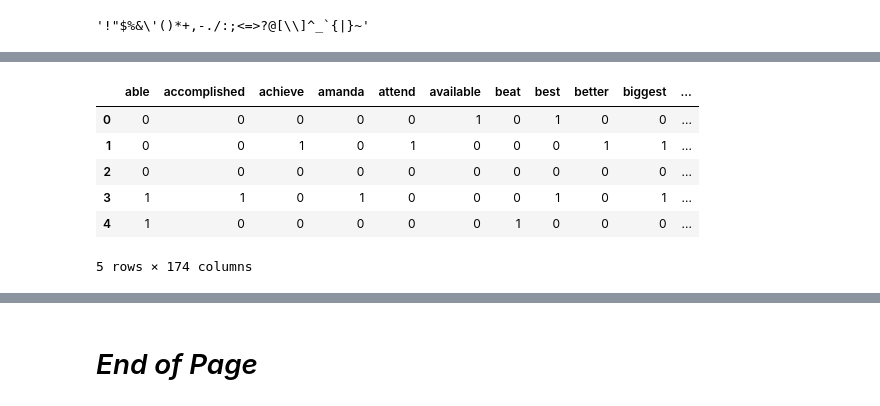
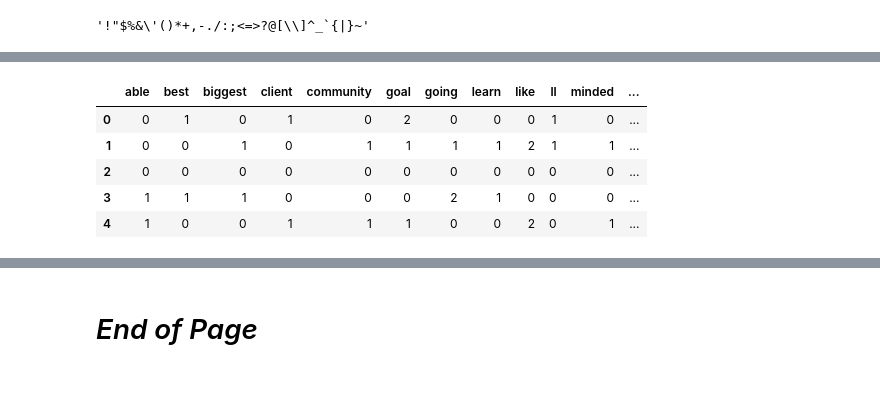
Before and after one commit to silvhua/online-PT-business-KPI, a Jupyter notebook: notebooks/2023-01-26 Instagram data analysis.ipynb, the cells around one changed output, grey strips where cells are left out. Drawn from its saved outputs; the diff is of its cells as text; code cells hidden in the pictures.

Commit message:
refined IG caption text processing; pulled AM's posts 50p

```diff
--- a/notebooks/2023-01-26 Instagram data analysis.ipynb
+++ b/notebooks/2023-01-26 Instagram data analysis.ipynb
@@ -386,5 +529,5 @@ Response status code:  400
 # %%
 filename='am_ig_posts_2022-01-25.csv'
 path=r'C:\Users\silvh\OneDrive\lighthouse\portfolio-projects\online-PT-social-media-NLP\data\interim'
-df_test_am = load_csv(filename, path)
+df_test_am = load_csv(filename, path, column1_as_index=True)
 # %% [output]
@@ -403,10 +554,10 @@ df_test_am.tail()
 # %%
 import re
-def process_df_timestamp(df):
+def process_df_timestamp(input_df):
     """
     Convert dates in the json-derived dataframe into different formats.
     """
-    df.reset_index(drop=True, inplace=True)
+    df = input_df.reset_index(drop=True)
     regex_date = r'.+T'
     df['timestamp'] = pd.to_datetime(df['timestamp'])
     df['date'] = df['timestamp'].dt.date
@@ -552,6 +704,7 @@ def preprocess_post_text(docs):
     """
     clean_docs = []
     wnl = WordNetLemmatizer()
+    no_captions = 0
     for doc in docs:
         try:
             # Split text into single words (also gets rid of extra white spaces)
@@ -563,15 +716,12 @@ def preprocess_post_text(docs):
             # Lemmatize words (must be done after conversion to lower case)
             words = [wnl.lemmatize(word) for word in words]
 
-            # # Remove all single characters
-            # words = [word for word in words if len(word) > 2]
-
             # join words back together as a string
             words = ''.join([word+' ' for word in words])
 
             # Join @ and # to the subsequent word to retain handles and hashtags
-            words = re.sub(r'@ \w+', 'zHandle', words)
-            words = re.sub(r'# \w+', 'zHashtag', words)
+            words = re.sub(r'@ \w+', 'zzzHandle', words)
+            words = re.sub(r'# \w+', 'zzzHashtag', words)
             # words = re.sub(r'@ \w+', '[handle]', words)
             # words = re.sub(r'# \w+', '[hashtag]', words)
 
@@ -580,9 +730,15 @@ def preprocess_post_text(docs):
             words = re.sub(r'\w*/+\w*', '', words) # remove forward slash in middle of word
             words = re.sub(r'\w*/+\w*', '', words)
 
-            # # Remove numbers
-            words = re.sub(r'\b\d+\w+\b', 'zNumber', words) #Number with letters
-            words = re.sub(r'\b\d+\b', 'zNumber', words)
+            # Replace hypthens with spaces
+            # words = re.sub(r'(\b\w+)-(\w+\b)', r'\1 \2')
+            words = re.sub(r'(\w+)-(\w+)*', r'\1 \2', words)
+            words = re.sub(r'(\w+)-(\w+)*', r'\1 \2', words)
+
+            # Remove numbers
+            words = re.sub(r'\d:\d\d[\-a-zA-Z]*','zzzTime', words) # Time of day
+            words = re.sub(r'\b\d+\b', 'zzzNumber', words)
+            words = re.sub(r'\b\d+\w+\b', 'zzzNumber', words) #Number with letters
 
             # remove special characters
             non_hashtag_punctuation = ''.join([char for char in string.punctuation if char not in '#@'])
@@ -590,23 +746,25 @@ def preprocess_post_text(docs):
 
             clean_docs.append(words)
         except: # In case value is nan
-            print('Nan')
-            clean_docs.append(doc)
-
+            no_captions +=1
+            # print(doc)
+            clean_docs.append('zzzEmpty')
+    print(f'Unable to completely preprocess {no_captions} captions')
+    print('Time processed:', datetime.now())
     return np.array(clean_docs)
 
 from sklearn.feature_extraction.text import CountVectorizer
 from custom_nlp import *
-def ig_post_preprocessing(df, **kwargs):
-    df = process_df_timestamp(df)
-    df['caption'] = preprocess_post_text(df['caption'])
+def post_preprocessing(input_df, text_column='caption', n_top_to_print=10, **kwargs):
+    df = process_df_timestamp(input_df)
+    df[text_column] = preprocess_post_text(df[text_column])
 
     # kwargs
-    stop_words = kwargs.get('stop_words', None)
+    stop_words = kwargs.get('stop_words', 'english')
     token_pattern = kwargs.get('token_pattern', r"(?u)\b\w\w+\b")
     ngram_range = kwargs.get('ngram_range', (1,1))
     max_df = kwargs.get('max_df', 1.0)
-    min_df = kwargs.get('min_df', 1)
+    min_df = kwargs.get('min_df', 2)
     max_features = kwargs.get('max_features', None)
 
     print('Token pattern:', token_pattern)
@@ -622,18 +780,22 @@ def ig_post_preprocessing(df, **kwargs):
 
     vect.fit(df['caption'])
     vector = vect.transform(df['caption'])
-    print('shape: ', vector.shape)
+    print('Shape of vector array: ', vector.shape)
     vector_df = pd.DataFrame(vector.toarray(), columns=vect.get_feature_names_out())
+
+    # Replace zzz tags with brackets
+    vector_df.columns = vector_df.columns.str.replace(r'zzz(\w+)', r'<\1>', regex=True)
+    print(f'\nTop {n_top_to_print} words:')
+    print(vector_df.sum().sort_values(ascending=False).head(n_top_to_print))
 
     return df, vector_df
 
 token_pattern = r'(?u)\b[a-zA-Z][a-zA-Z]+\b'
-df, count_vector = ig_post_preprocessing(df_test_am.tail().copy(),
-                    stop_words='english',
+df, count_vector = post_preprocessing(df_test_am.tail().copy(),
                     # token_pattern=token_pattern,
                     # max_features=3
                     )
 # print(count_vector.sum().sort_values(ascending=False))
-print(count_vector.sum().sort_index())
+# print(count_vector.sum().sort_index())
 count_vector
 # %% [output]
@@ -654,7 +819,6 @@ Length: 174, dtype: int64
-|  | able | accomplished | achieve | amanda | attend | available | beat | best | better | biggest | ... |
-| 0 | 0 | 0 | 0 | 0 | 0 | 1 | 0 | 1 | 0 | 0 | ... |
-| 1 | 0 | 0 | 1 | 0 | 1 | 0 | 0 | 0 | 1 | 1 | ... |
-| 2 | 0 | 0 | 0 | 0 | 0 | 0 | 0 | 0 | 0 | 0 | ... |
-| 3 | 1 | 1 | 0 | 1 | 0 | 0 | 0 | 1 | 0 | 1 | ... |
-| 4 | 1 | 0 | 0 | 0 | 0 | 0 | 1 | 0 | 0 | 0 | ... |
+|  | able | best | biggest | client | community | goal | going | learn | like | ll | minded | ... |
+| 0 | 0 | 1 | 0 | 1 | 0 | 2 | 0 | 0 | 0 | 1 | 0 | ... |
+| 1 | 0 | 0 | 1 | 0 | 1 | 1 | 1 | 1 | 2 | 1 | 1 | ... |
+| 2 | 0 | 0 | 0 | 0 | 0 | 0 | 0 | 0 | 0 | 0 | 0 | ... |
+| 3 | 1 | 1 | 1 | 0 | 0 | 0 | 2 | 1 | 0 | 0 | 0 | ... |
+| 4 | 1 | 0 | 0 | 1 | 1 | 1 | 0 | 0 | 2 | 0 | 1 | ... |
-5 rows × 174 columns
```
Also changed, not shown: parts of 31 cells of this notebook.
